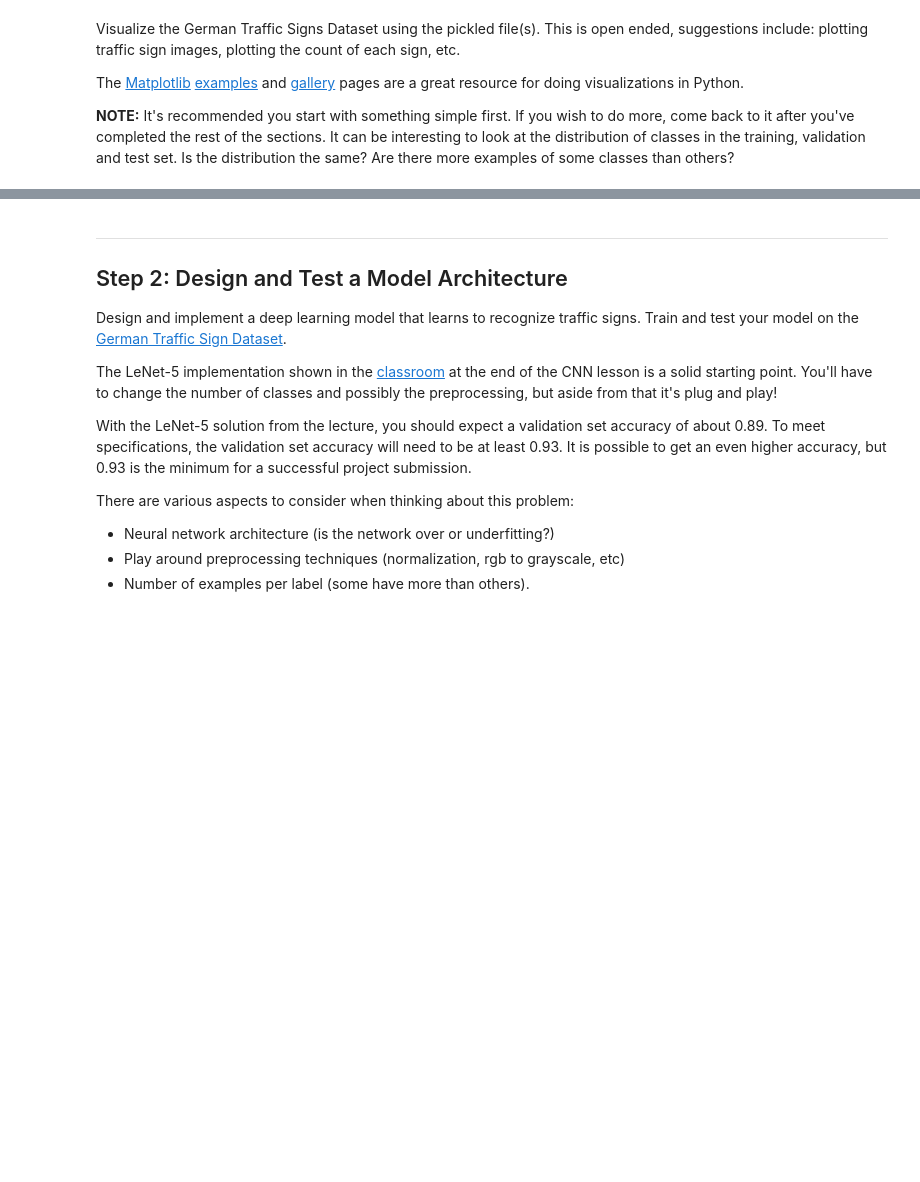
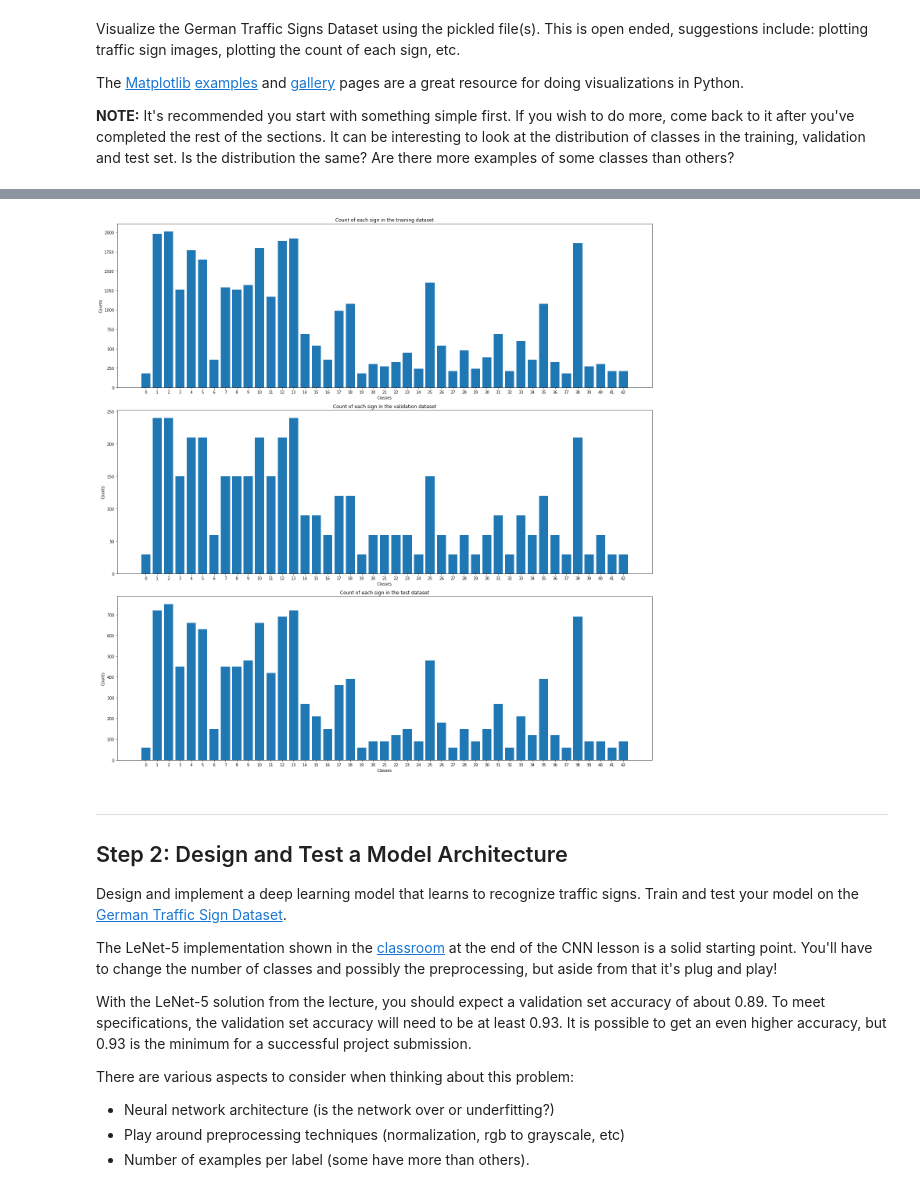
Before and after one commit to guoquheweilai/CarND-Term1-P2-Traffic-Sign-Classifier-Project, a Jupyter notebook: Traffic_Sign_Classifier.ipynb, the cells around one changed output, grey strips where cells are left out. Drawn from its saved outputs; the diff is of its cells as text; code cells hidden in the pictures; blank space fills up the shorter version.

```diff
--- a/Traffic_Sign_Classifier.ipynb
+++ b/Traffic_Sign_Classifier.ipynb
@@ -119,3 +156,33 @@ for n in range(5):
+# %%
+#Plot the barchart for training, validation and test dataset
+
+fig, axs = plt.subplots(3, 1, figsize=(20, 20))
+
+# Plot count for each sign in training dataset
+axs[0].bar(range(n_classes), X_train_counts, align='center')
+axs[0].set_title('Count of each sign in the training dataset')
+axs[0].set_xlabel('Classes')
+axs[0].set_xticks(range(0, n_classes, 1))
+axs[0].set_ylabel('Counts')
+
+# Plot count for each sign in validation dataset
+axs[1].bar(range(n_classes), X_valid_counts, align='center')
+axs[1].set_title('Count of each sign in the validation dataset')
+axs[1].set_xlabel('Classes')
+axs[1].set_xticks(range(0, n_classes, 1))
+axs[1].set_ylabel('Counts')
+
+# Plot count for each sign in test dataset
+axs[2].bar(range(n_classes), X_test_counts, align='center')
+axs[2].set_title('Count of each sign in the test dataset')
+axs[2].set_xlabel('Classes')
+axs[2].set_xticks(range(0, n_classes, 1))
+axs[2].set_ylabel('Counts')
+
+# Refresh the layout
+fig.tight_layout()
+# %% [output]
+[figure, added]
 # %% [markdown]
 ----
 
```
Also changed, not shown: parts of 15 cells of this notebook, 1 other file.
